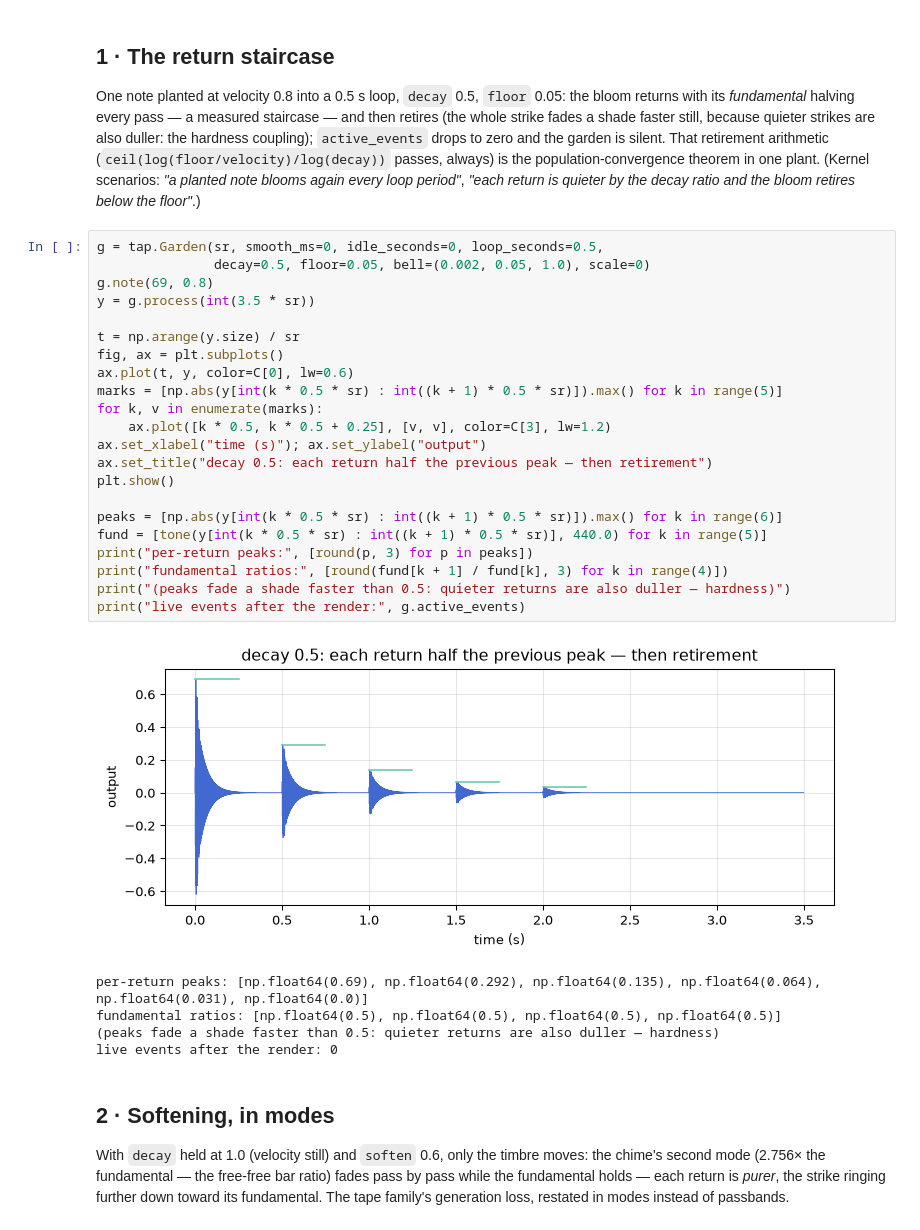
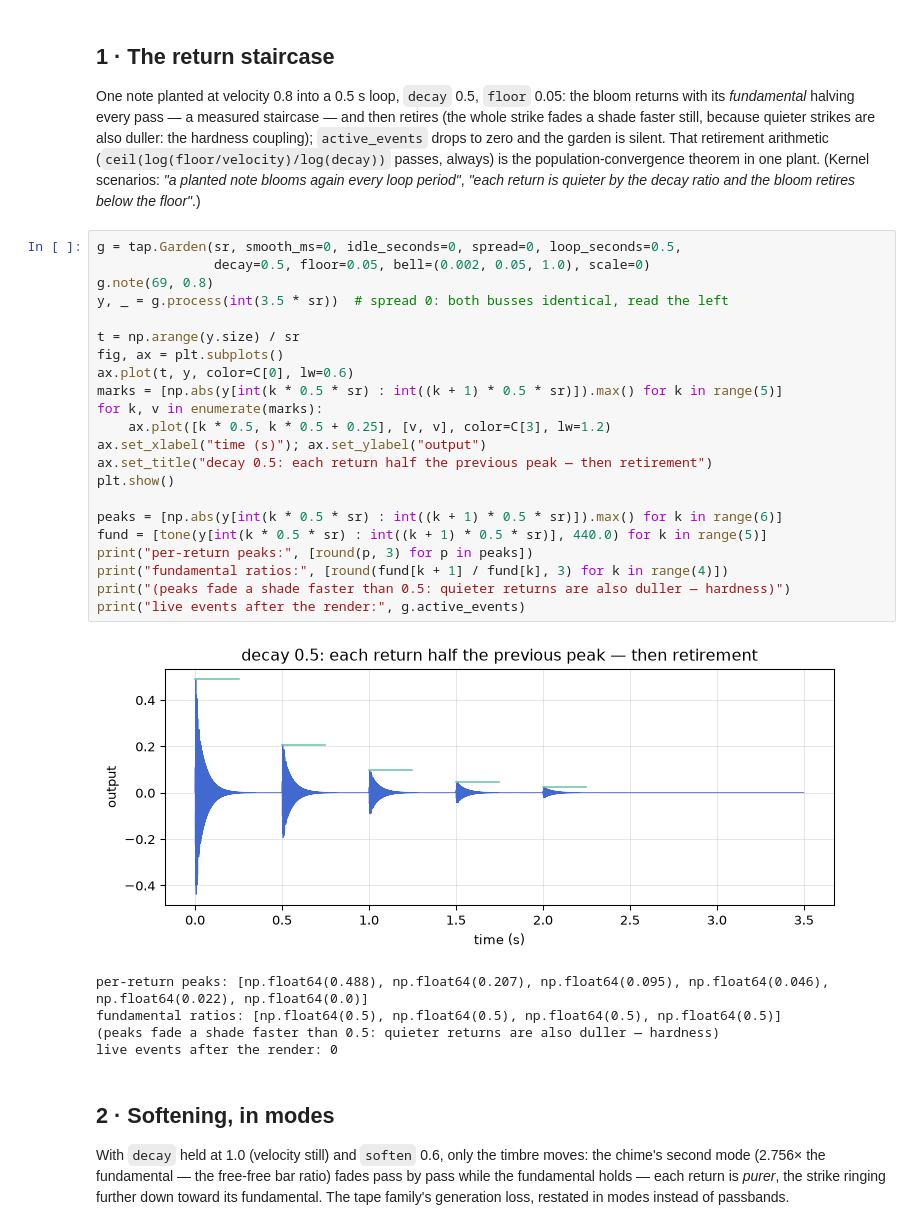
Before and after one commit to tap/TapTools, a Jupyter notebook: notebooks/garden.ipynb, the cells around one changed output. Cells and saved outputs as stored; diff of their text form.

```diff
--- a/notebooks/garden.ipynb
+++ b/notebooks/garden.ipynb
@@ -41,30 +43,30 @@ duller: the hardness coupling);
 theorem in one plant. (Kernel scenarios: *"a planted note blooms again every loop period"*,
 *"each return is quieter by the decay ratio and the bloom retires below the floor"*.)
 # %%
-g = tap.Garden(sr, smooth_ms=0, idle_seconds=0, loop_seconds=0.5,
+g = tap.Garden(sr, smooth_ms=0, idle_seconds=0, spread=0, loop_seconds=0.5,
                decay=0.5, floor=0.05, bell=(0.002, 0.05, 1.0), scale=0)
 g.note(69, 0.8)
-y = g.process(int(3.5 * sr))
+y, _ = g.process(int(3.5 * sr))  # spread 0: both busses identical, read the left
 
 t = np.arange(y.size) / sr
 fig, ax = plt.subplots()
 ax.plot(t, y, color=C[0], lw=0.6)
 marks = [np.abs(y[int(k * 0.5 * sr) : int((k + 1) * 0.5 * sr)]).max() for k in range(5)]
 for k, v in enumerate(marks):
     ax.plot([k * 0.5, k * 0.5 + 0.25], [v, v], color=C[3], lw=1.2)
 ax.set_xlabel("time (s)"); ax.set_ylabel("output")
 ax.set_title("decay 0.5: each return half the previous peak — then retirement")
 plt.show()
 
 peaks = [np.abs(y[int(k * 0.5 * sr) : int((k + 1) * 0.5 * sr)]).max() for k in range(6)]
 fund = [tone(y[int(k * 0.5 * sr) : int((k + 1) * 0.5 * sr)], 440.0) for k in range(5)]
 print("per-return peaks:", [round(p, 3) for p in peaks])
 print("fundamental ratios:", [round(fund[k + 1] / fund[k], 3) for k in range(4)])
 print("(peaks fade a shade faster than 0.5: quieter returns are also duller — hardness)")
 print("live events after the render:", g.active_events)
 # %% [output]
-[figure, old version]
+[figure, new version]
-per-return peaks: [np.float64(0.69), np.float64(0.292), np.float64(0.135), np.float64(0.064), np.float64(0.031), np.float64(0.0)]
+per-return peaks: [np.float64(0.488), np.float64(0.207), np.float64(0.095), np.float64(0.046), np.float64(0.022), np.float64(0.0)]
 fundamental ratios: [np.float64(0.5), np.float64(0.5), np.float64(0.5), np.float64(0.5)]
 (peaks fade a shade faster than 0.5: quieter returns are also duller — hardness)
 live events after the render: 0
```
Also changed, not shown: parts of 10 cells of this notebook, 11 other files.
